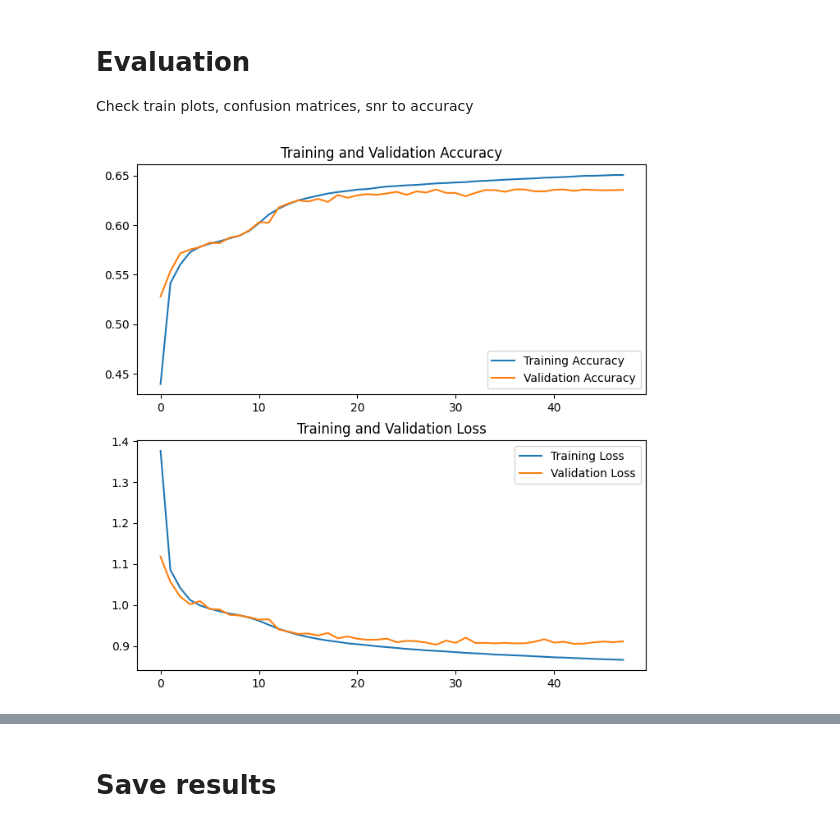
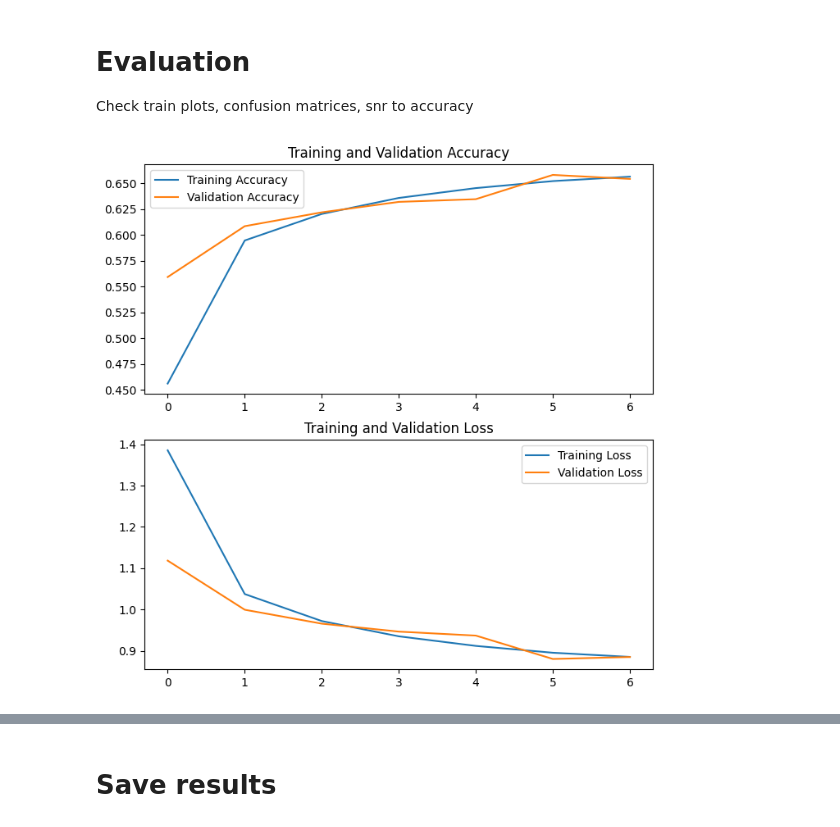
Before and after one commit to Pavlik1400/RISC-V-SIMD-extension-for-the-AI-workload, a Jupyter notebook: models/experiments/cnn_radioml.ipynb, the cells around one changed output, grey strips where cells are left out. Drawn from its saved outputs; the diff is of its cells as text; code cells hidden in the pictures.

```diff
--- a/models/experiments/cnn_radioml.ipynb
+++ b/models/experiments/cnn_radioml.ipynb
@@ -128,24 +137,27 @@ def step_decay(epoch):
     return lrate
 
 
-lrate = tf.keras.callbacks.LearningRateScheduler(step_decay)
+if train_model:
+    lrate = tf.keras.callbacks.LearningRateScheduler(step_decay)
 
-model.compile(
-    optimizer=tf.keras.optimizers.Adam(learning_rate=0.0),
-    loss=tf.keras.losses.SparseCategoricalCrossentropy(),
-    metrics=["accuracy"],
-)
+    model.compile(
+        optimizer=tf.keras.optimizers.Adam(learning_rate=0.0),
+        loss=tf.keras.losses.SparseCategoricalCrossentropy(),
+        metrics=["accuracy"],
+    )
 
-# N_EPOCHS = 16
-N_EPOCHS = 48
-BATCH_SIZE = 256
+    # N_EPOCHS = 16
+    # N_EPOCHS = 48
+    # N_EPOCHS = 20
+    N_EPOCHS = 7
+    BATCH_SIZE = 256
 
-h = model.fit(
-    splitted_radioml_ds.train.data,
-    splitted_radioml_ds.train.labels,
-    epochs=N_EPOCHS,
-    batch_size=BATCH_SIZE,
-    validation_data=(splitted_radioml_ds.val.data, splitted_radioml_ds.val.labels),
-    callbacks=[lrate]
-)
+    h = model.fit(
+        splitted_radioml_ds.train.data,
+        splitted_radioml_ds.train.labels,
+        epochs=N_EPOCHS,
+        batch_size=BATCH_SIZE,
+        validation_data=(splitted_radioml_ds.val.data, splitted_radioml_ds.val.labels),
+        callbacks=[lrate]
+    )
 # %% [output]
@@ -182,9 +190,9 @@ Epoch 48/48
 # Evaluation
 Check train plots, confusion matrices, snr to accuracy
 # %%
-from evaluation.metric_evaluation import metric_evaluation, snr_to_metric_evaluation
-from evaluation.vizualization import plot_train, plot_snr_to_acc
-plot_train(h.history)
+if train_model:
+    from evaluation.vizualization import plot_train, plot_snr_to_acc
+    plot_train(h.history)
 # %% [output]
-[figure, old version]
+[figure, new version]
 # %%
```
Also changed, not shown: parts of 11 cells of this notebook, 10 other files.
